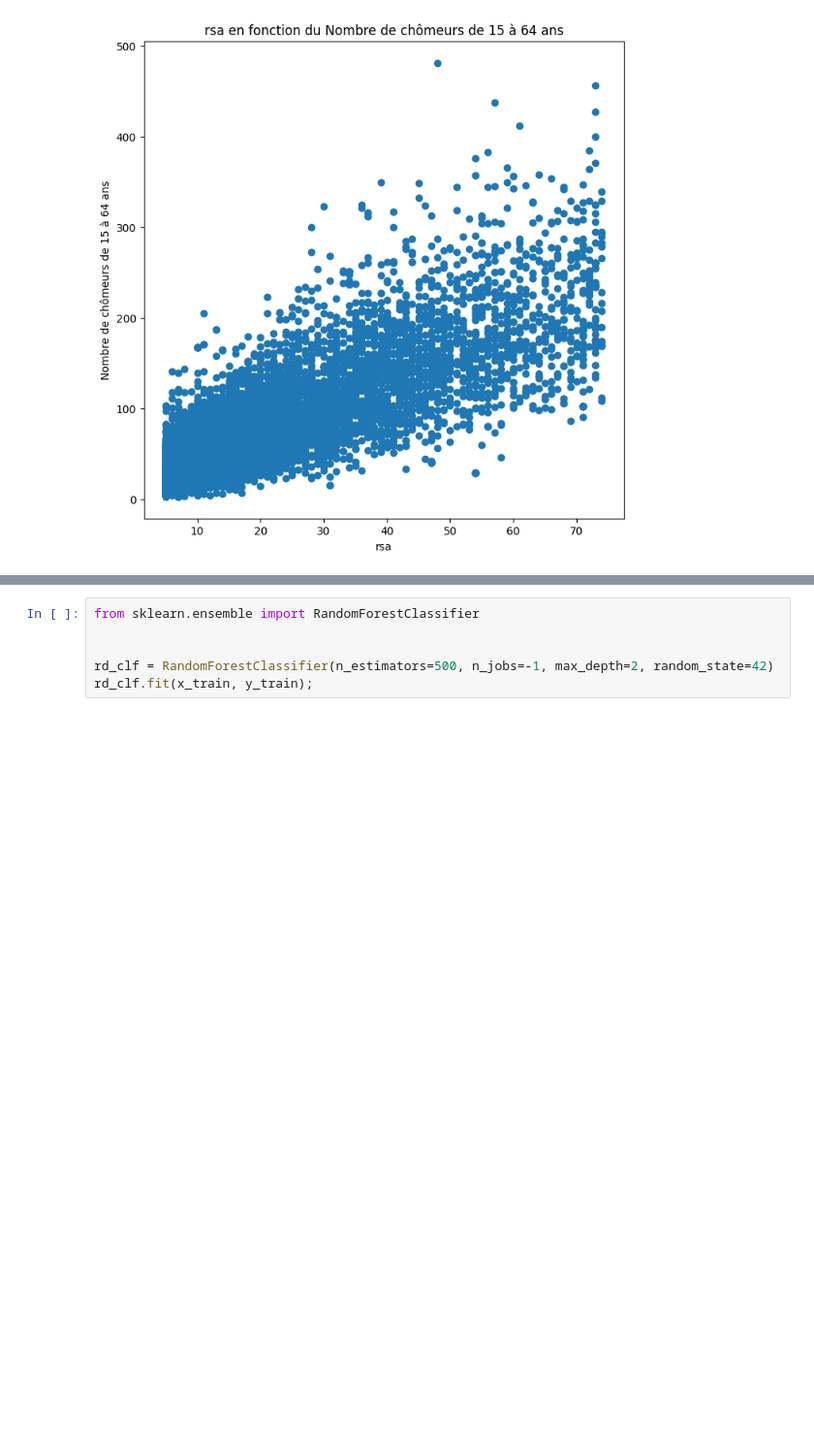
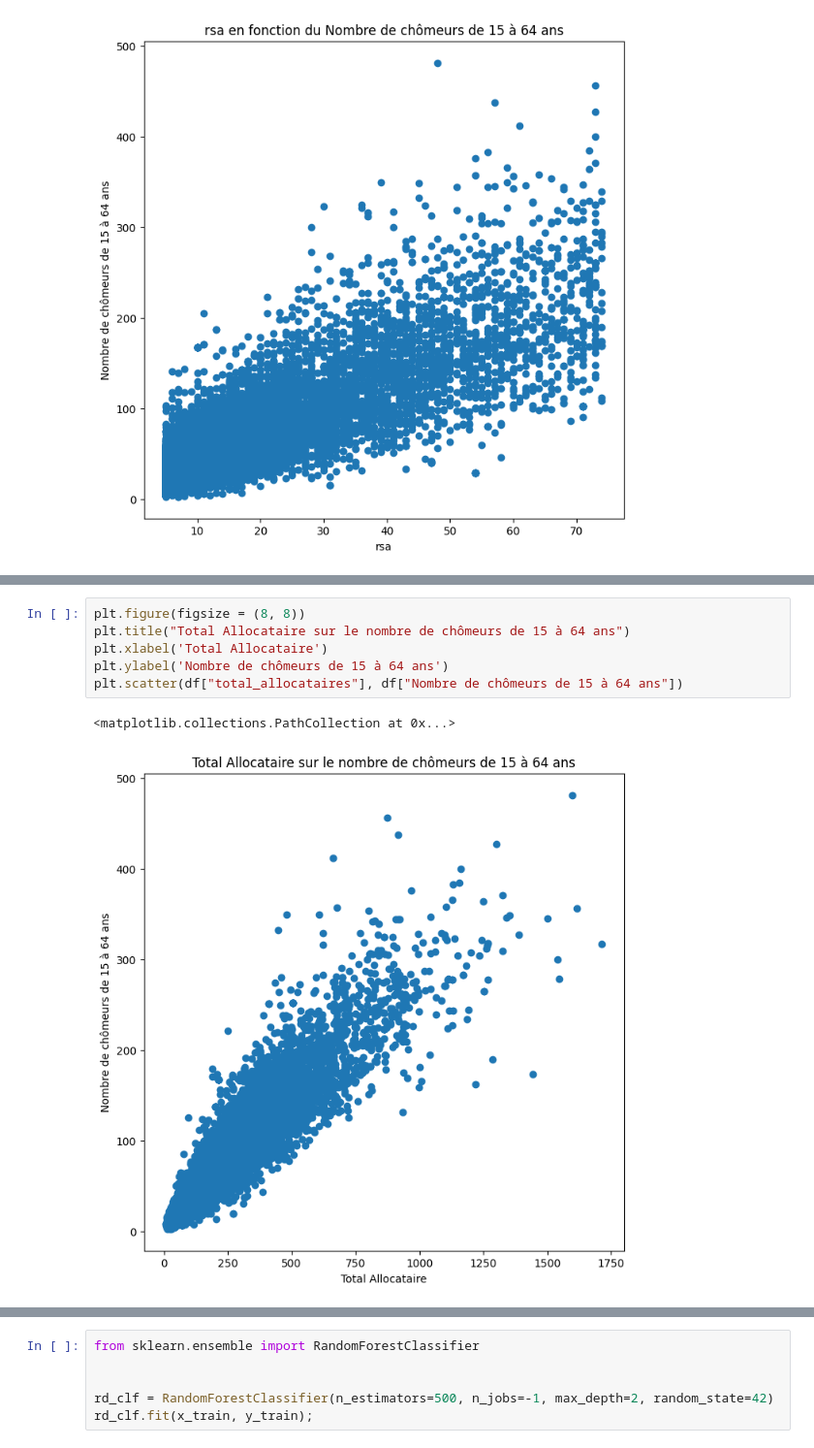
Before and after one commit to marintosti12/MSPR-Data, a Jupyter notebook: IA.ipynb, the cells around one changed output, grey strips where cells are left out. Shown at 97% size. Drawn from its saved outputs; the diff is of its cells as text; blank space fills up the shorter version.

```diff
--- a/IA.ipynb
+++ b/IA.ipynb
@@ -103,2 +113,11 @@ plt.scatter(df["rsa"], df["Nombre de chômeurs de 15 à 64 ans"])
+# %%
+plt.figure(figsize = (8, 8))
+plt.title("Total Allocataire sur le nombre de chômeurs de 15 à 64 ans")
+plt.xlabel('Total Allocataire')
+plt.ylabel('Nombre de chômeurs de 15 à 64 ans')
+plt.scatter(df["total_allocataires"], df["Nombre de chômeurs de 15 à 64 ans"])
+# %% [output]
+<matplotlib.collections.PathCollection at 0x...>
+[figure, added]
 # %%
 from sklearn.model_selection import train_test_split
```
Also changed, not shown: parts of 13 cells of this notebook, 1 other file.
